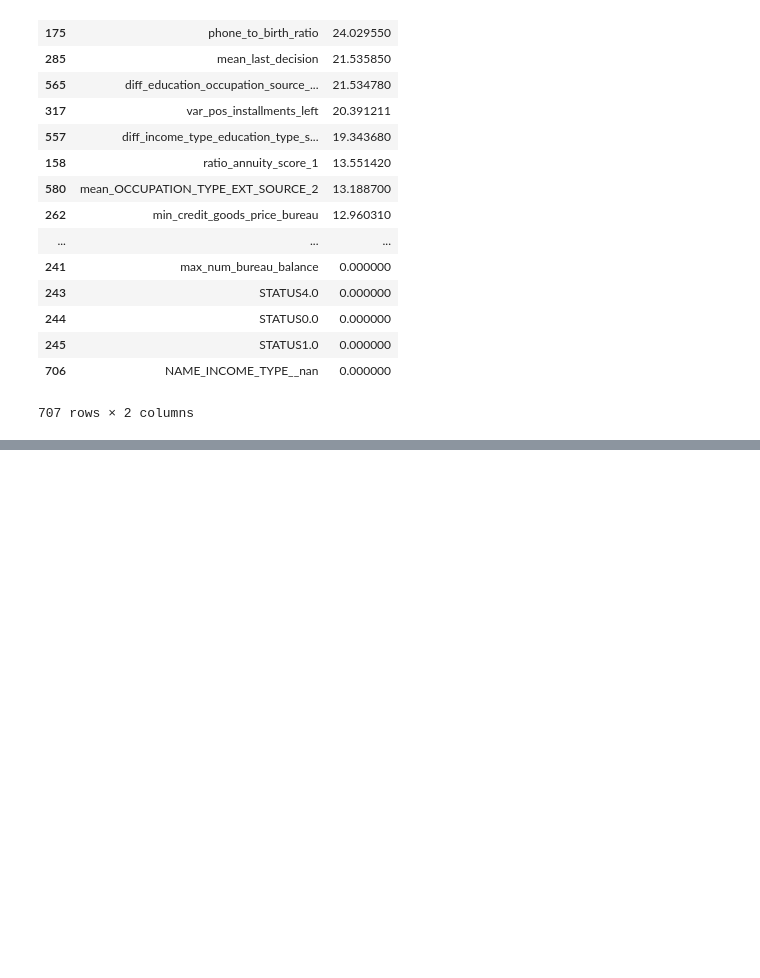
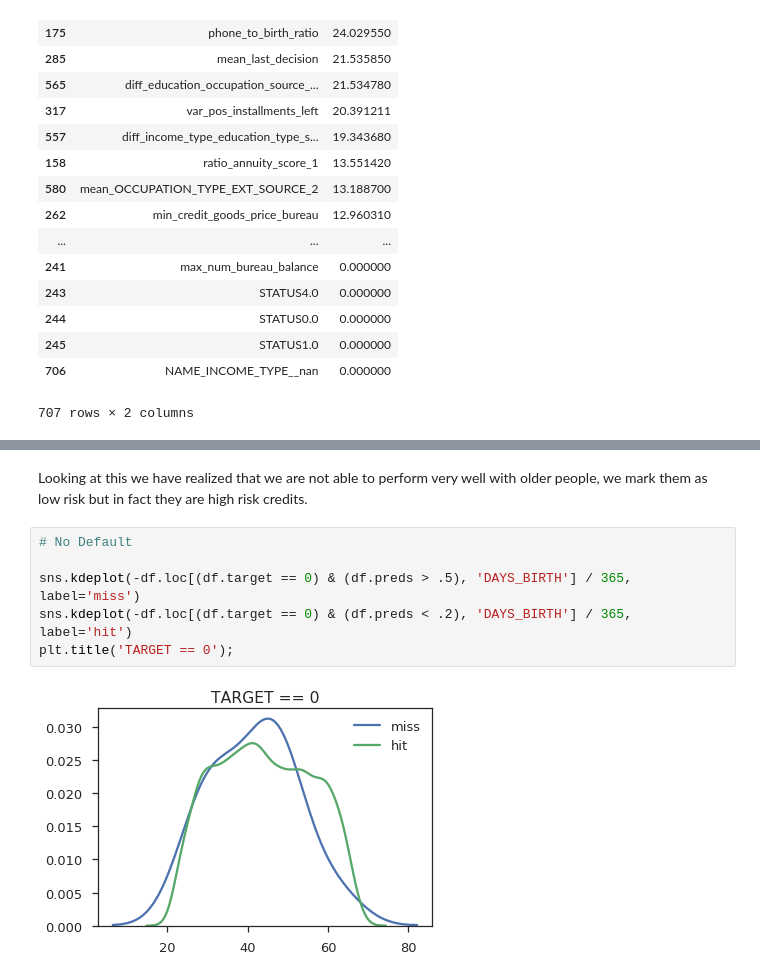
Before and after one commit to numb3r33/Kaggle_Home_Credit, a Jupyter notebook: notebooks/Polya.ipynb, the cells around one changed output, grey strips where cells are left out. Drawn from its saved outputs; the diff is of its cells as text; blank space fills up the shorter version.

```diff
--- a/notebooks/Polya.ipynb
+++ b/notebooks/Polya.ipynb
@@ -457,0 +773,10 @@ feat_imp_shuffled
+# %% [markdown]
+Looking at this we have realized that we are not able to perform very well with older people, we mark them as low risk but in fact they are high risk credits.
+# %%
+# No Default
+
+sns.kdeplot(-df.loc[(df.target == 0) & (df.preds > .5), 'DAYS_BIRTH'] / 365, label='miss')
+sns.kdeplot(-df.loc[(df.target == 0) & (df.preds < .2), 'DAYS_BIRTH'] / 365, label='hit')
+plt.title('TARGET == 0');
+# %% [output]
+[figure, added]
```
Also changed, not shown: parts of 59 cells of this notebook, 16 other files.
